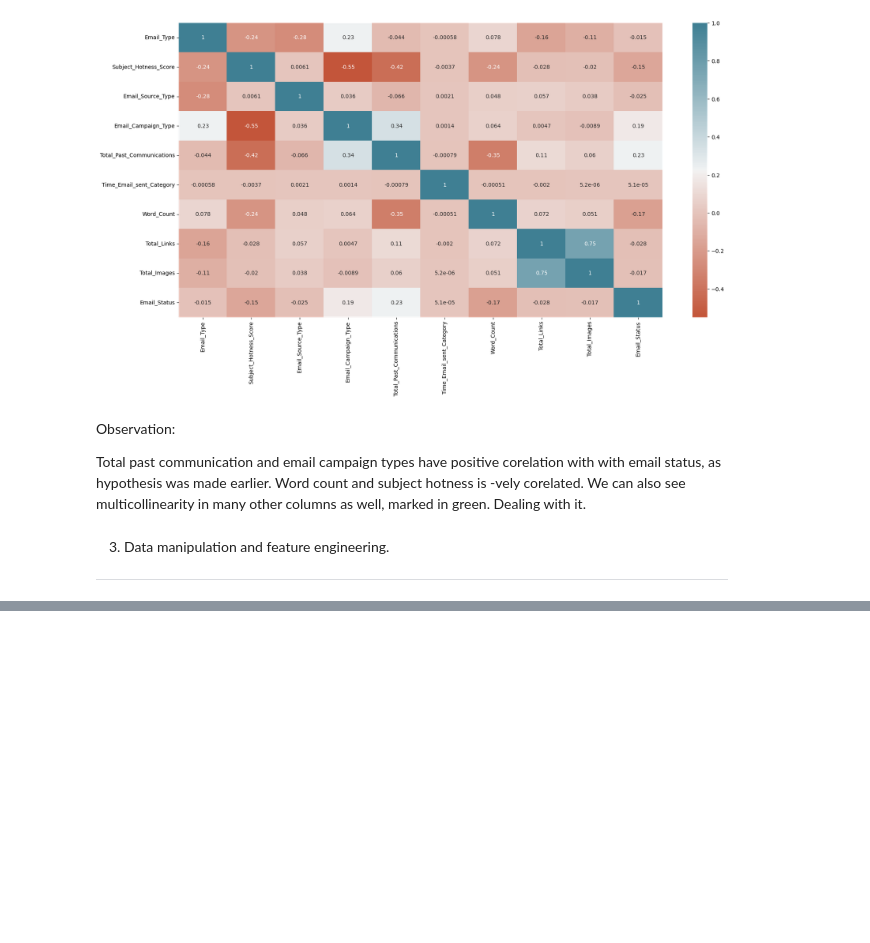
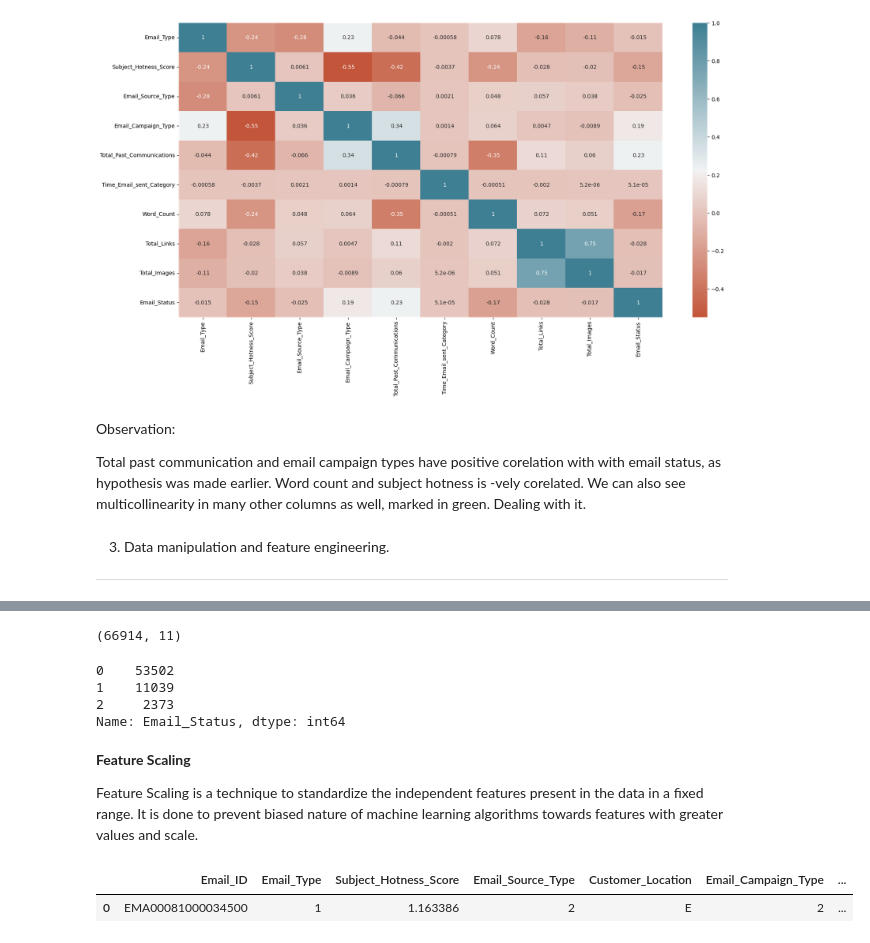
Before and after one commit to akashkivani/almabetter-Email-Campaign-Effectiveness-Prediction-Project, a Jupyter notebook: Email_Campaign_Effectiveness_Prediction.ipynb, the cells around one changed output, grey strips where cells are left out. Cells and saved outputs as stored; diff of their text form; code cells hidden in the pictures; blank space fills up the shorter version.

```diff
--- a/Email_Campaign_Effectiveness_Prediction.ipynb
+++ b/Email_Campaign_Effectiveness_Prediction.ipynb
@@ -281,0 +349,20 @@ We can also see multicollinearity in many other columns as well, marked in green
+# %%
+#Removing word count (as no outliers here), total links and total imnages. Adding the new column created: Image link Total.
+cont_var.remove('Word_Count')
+cont_var.remove('Total_Links')
+cont_var.remove('Total_Images')
+cont_var.append('Image_Link_Total')
+# %%
+outliers = {}
+for elem in cont_var:
+  q_75, q_25 = np.percentile(df.loc[:,elem],[75,25])
+  IQR_zone = q_75-q_25
+  max = q_75+(1.5*IQR_zone)
+  min = q_25-(1.5*IQR_zone)
+  outlier_list=[]
+  outlier_list=df.loc[df[elem] < min]['Email_Status'].tolist()
+  outlier_list.append(df.loc[df[elem] > max]['Email_Status'].tolist())
+  outliers[elem]={}
+  for i in outlier_list[0]:
+      outliers[elem][i] = outliers[elem].get(i,0) + 1
+print(outliers)
@@ -281,0 +406,36 @@ We can also see multicollinearity in many other columns as well, marked in green
+# %%
+#Dropping outliers in majority.
+
+for elem in cont_var:
+  q_low = df[elem].quantile(0.01)
+  q_hi  = df[elem].quantile(0.99)
+  df = df.drop(df[(df[elem] > q_hi) &  (df['Email_Status']==0)].index)
+  df = df.drop(df[(df[elem] < q_low) & (df['Email_Status']==0)].index)
+# %%
+df.shape
+# %% [output]
+(66914, 11)
+# %%
+df['Email_Status'].value_counts()
+# %% [output]
+0    53502
+1    11039
+2     2373
+Name: Email_Status, dtype: int64
+# %% [markdown]
+**Feature Scaling**
+
+Feature Scaling is a technique to standardize the independent features present in the data in a fixed range. It is done to prevent biased nature of machine learning algorithms towards features with greater values and scale.
+# %%
+#Adding word count back here.
+
+cont_var.append('Word_Count')
+# %%
+#feature scaling of numerical variables
+for elem in cont_var:
+  df[elem] = (df[elem] - df[elem].mean()) / (df[elem].std())
+
+df.head(1)
+# %% [output]
+|  | Email_ID | Email_Type | Subject_Hotness_Score | Email_Source_Type | Customer_Location | Email_Campaign_Type | ... |
+| 0 | EMA00081000034500 | 1 | 1.163386 | 2 | E | 2 | ... |
```
Also changed, not shown: parts of 16 cells of this notebook.
